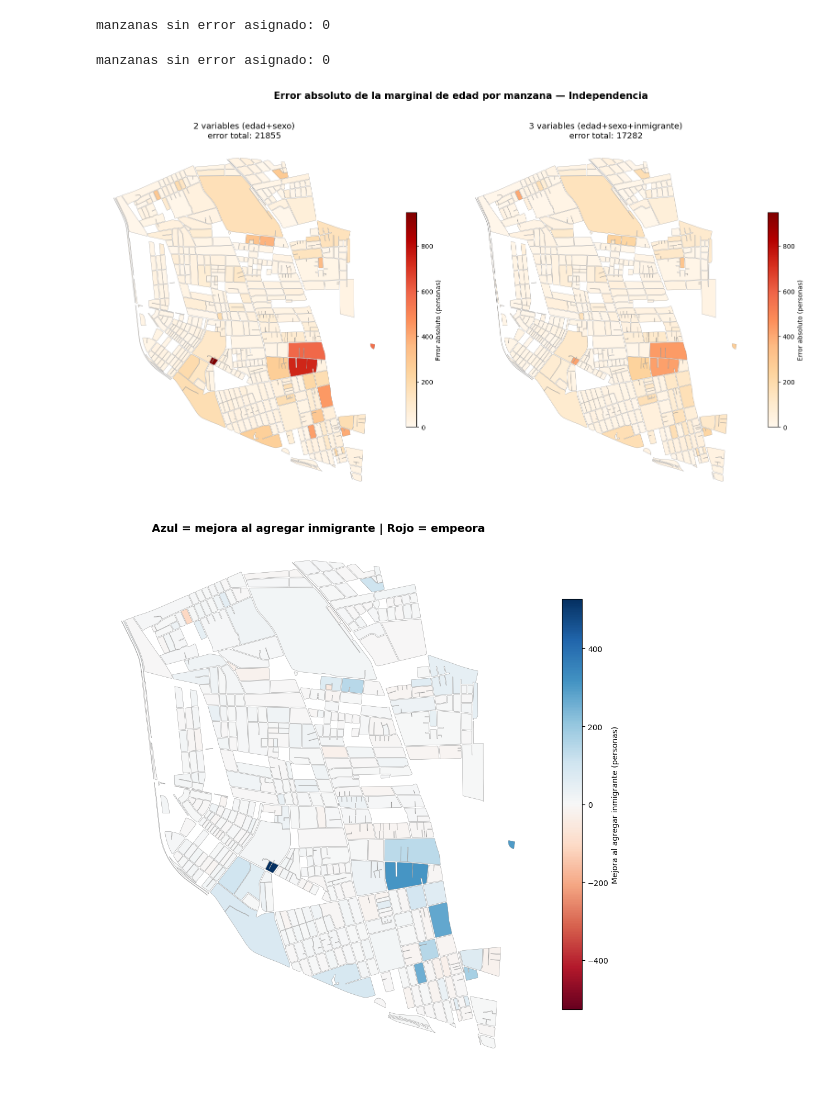
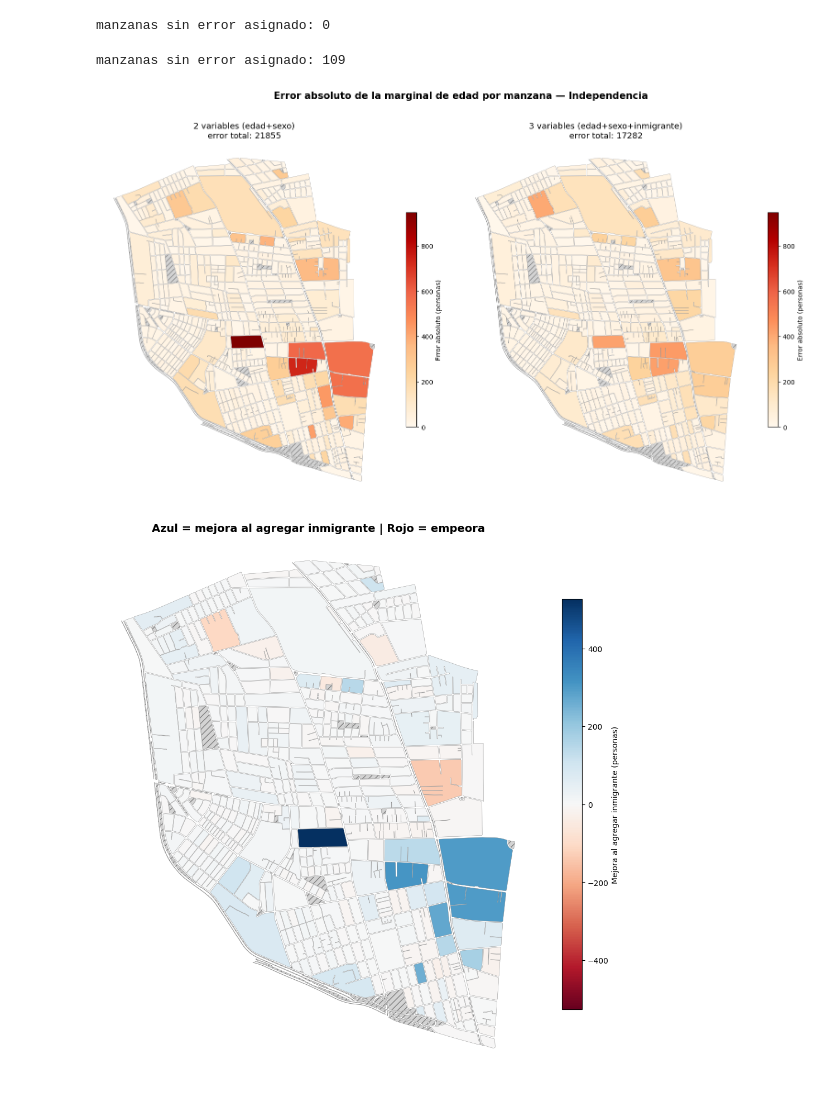
Before and after one commit to vgalfaro/synthetic-data, a Jupyter notebook: microdatos.ipynb, the cells around one changed output. Cells and saved outputs as stored; diff of their text form; code cells hidden in the pictures.

Commit message:
mapas arreglados

```diff
--- a/microdatos.ipynb
+++ b/microdatos.ipynb
@@ -758,8 +748,8 @@ for i, (_, lo, hi) in enumerate(edad_brackets):
         mu_edad_sexo[i, s - 1] = int(((edad_np >= lo) & (edad_np <= hi) & (sexo_np == s)).sum())
 
 nu_sexo = np.vstack([
-    df_manzanas_com["n_hombres"].to_numpy(),
-    df_manzanas_com["n_mujeres"].to_numpy(),
+    df_manzanas_com[df_manzanas_com['n_per'] > 0]["n_hombres"].to_numpy(),
+    df_manzanas_com[df_manzanas_com['n_per'] > 0]["n_mujeres"].to_numpy(),
 ]).astype(int)  # (2, 469)
 
 assert mu_edad_sexo.sum() == nu_sexo.sum() == len(df_personas_com)
@@ -802,6 +792,9 @@ error marginal (edad,sexo): 9.094947017729282e-13
 error marginal (sexo,manzana): 4.547473508864641e-13
 # %% [markdown]
 ### A3. Semilla informada — reutiliza el resultado con costo de prom_edad de la Parte 0
+# %%
+prop_sexo_manzana = nu_sexo / nu_sexo.sum(axis=0, keepdims=True)
+seed = counts_best[:, None, :] * prop_sexo_manzana[None, :, :]
 # %%
 T_informado, n_it = ipf_edad_sexo_manzana(mu_edad_sexo, nu_sexo, n_iter=500, tol=1e-10, seed=seed)
 print("iteraciones:", n_it)
@@ -865,7 +858,7 @@ no respuesta: 763 (0.65%)
 # %% [markdown]
 ### B2. Secreto estadístico: '*' en n_inmigrantes de 45 manzanas
 # %%
-raw_inmigrantes = df_manzanas_com["n_inmigrantes"].astype(str)
+raw_inmigrantes = df_manzanas_com[df_manzanas_com['n_per'] > 0]["n_inmigrantes"].astype(str)
 mask_enmascarada = (raw_inmigrantes == '*').to_numpy()
 print("manzanas con n_inmigrantes enmascarado:", mask_enmascarada.sum(), "/", len(mask_enmascarada))
 
@@ -1010,37 +1003,50 @@ df_error_comparacion = pand.DataFrame({
     "error_3var": err_manzana_3var,
 })
 
-mapa_comparacion = mapa_comuna[mapa_comuna['MANZENT'].isin(manzanas_ids)].copy()
+mapa_comparacion = mapa_comuna
 mapa_comparacion = mapa_comparacion.merge(df_error_comparacion, on='MANZENT', how='left')
 print("manzanas sin error asignado:", mapa_comparacion['error_2var'].isna().sum())
 # %% [output]
-manzanas sin error asignado: 0
+manzanas sin error asignado: 109
 # %%
 vmax_comun = max(mapa_comparacion['error_2var'].max(), mapa_comparacion['error_3var'].max())
 
 fig, axes = plt.subplots(1, 2, figsize=(16, 10))
 
 mapa_comparacion.plot(
     column='error_2var', cmap='OrRd', linewidth=0.3, ax=axes[0], edgecolor='0.5',
     vmin=0, vmax=vmax_comun, legend=True,
     legend_kwds={'label': "Error absoluto (personas)", 'shrink': 0.5},
+    missing_kwds={
+                "color": "lightgrey",
+                "edgecolor": "0.5",
+                "hatch": "///",
+                "label": "Sin dato"
+            }
 )
 axes[0].set_title(f"2 variables (edad+sexo)\nerror total: {err_manzana_2var.sum():.0f}", fontsize=13)
 axes[0].axis('off')
 
 mapa_comparacion.plot(
     column='error_3var', cmap='OrRd', linewidth=0.3, ax=axes[1], edgecolor='0.5',
     vmin=0, vmax=vmax_comun, legend=True,
-    legend_kwds={'label': "Error absoluto (personas)", 'shrink': 0.5},
+    legend_kwds={'label': "Error absoluto (personas)", 'shrink': 0.5, },
+    missing_kwds={
+                "color": "lightgrey",
+                "edgecolor": "0.5",
+                "hatch": "///",
+                "label": "Sin dato"
+            }
 )
+
 axes[1].set_title(f"3 variables (edad+sexo+inmigrante)\nerror total: {err_manzana_3var.sum():.0f}", fontsize=13)
 axes[1].axis('off')
 
 plt.suptitle("Error absoluto de la marginal de edad por manzana — Independencia", fontsize=15, fontweight='bold')
 plt.tight_layout()
 plt.show()
 # %% [output]
-[figure, old version]
+[figure, new version]
 # %%
 mapa_comparacion['mejora_3vs2'] = mapa_comparacion['error_2var'] - mapa_comparacion['error_3var']
 max_abs = mapa_comparacion['mejora_3vs2'].abs().max()
@@ -1050,10 +1056,16 @@ mapa_comparacion.plot(
     column='mejora_3vs2', cmap='RdBu', linewidth=0.3, ax=ax, edgecolor='0.5',
     vmin=-max_abs, vmax=max_abs, legend=True,
     legend_kwds={'label': "Mejora al agregar inmigrante (personas)", 'shrink': 0.5},
+    missing_kwds={
+                "color": "lightgrey",
+                "edgecolor": "0.5",
+                "hatch": "///",
+                "label": "Sin dato"
+            }
 )
 ax.set_title("Azul = mejora al agregar inmigrante | Rojo = empeora", fontsize=14, fontweight='bold')
 ax.axis('off')
 plt.tight_layout()
 plt.show()
 # %% [output]
-[figure, old version]
+[figure, new version]
```
Also changed, not shown: parts of 14 cells of this notebook, 1 other file.
